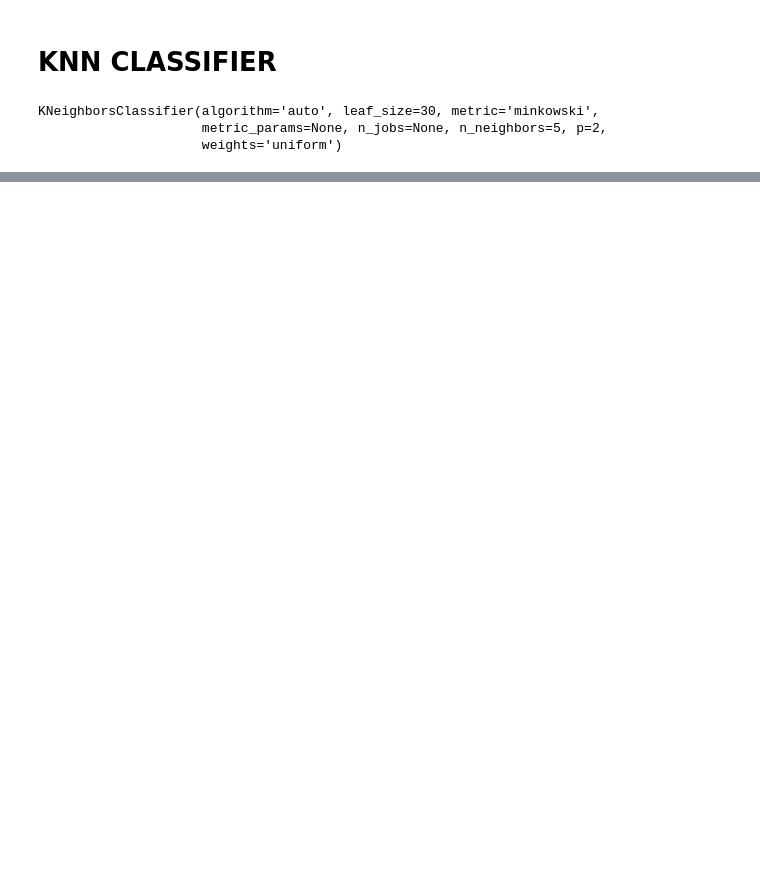
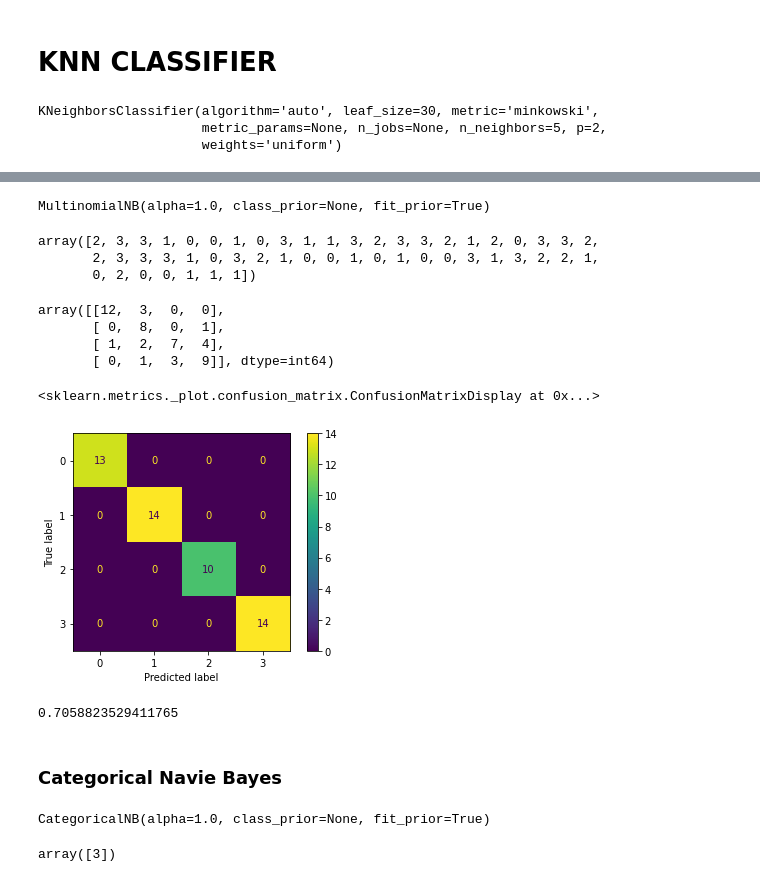
Before and after one commit to mujahid2580/Machine-Learning, a Jupyter notebook: Machine learning/lemon and guava dataset.ipynb, the cells around one changed output, grey strips where cells are left out. Cells and saved outputs as stored; diff of their text form; code cells hidden in the pictures; blank space fills up the shorter version.

```diff
--- a/Machine learning/lemon and guava dataset.ipynb
+++ b/Machine learning/lemon and guava dataset.ipynb
@@ -286,0 +304,33 @@ weighted avg       0.76      0.69      0.70        51
+# %%
+mnb = MultinomialNB()
+# %%
+mnb.fit(x_train,y_train)
+# %% [output]
+MultinomialNB(alpha=1.0, class_prior=None, fit_prior=True)
+# %%
+mnb_yhat = mnb.predict(x_test)
+# %%
+mnb_yhat
+# %% [output]
+array([2, 3, 3, 1, 0, 0, 1, 0, 3, 1, 1, 3, 2, 3, 3, 2, 1, 2, 0, 3, 3, 2,
+       2, 3, 3, 3, 1, 0, 3, 2, 1, 0, 0, 1, 0, 1, 0, 0, 3, 1, 3, 2, 2, 1,
+       0, 2, 0, 0, 1, 1, 1])
+# %%
+cm = confusion_matrix(y_test,mnb_yhat)
+cm
+# %% [output]
+array([[12,  3,  0,  0],
+       [ 0,  8,  0,  1],
+       [ 1,  2,  7,  4],
+       [ 0,  1,  3,  9]], dtype=int64)
+# %%
+plot_confusion_matrix(mnb,x_test,mnb_yhat)
+# %% [output]
+<sklearn.metrics._plot.confusion_matrix.ConfusionMatrixDisplay at 0x...>
+[figure, added]
+# %%
+accuracy_score(y_test,mnb_yhat)
+# %% [output]
+0.7058823529411765
+# %% [markdown]
+### **Categorical Navie Bayes**
@@ -286,0 +339,9 @@ weighted avg       0.76      0.69      0.70        51
+# %%
+cnb.fit(x_train,y_train)
+# %% [output]
+CategoricalNB(alpha=1.0, class_prior=None, fit_prior=True)
+# %%
+cnb_yhat = cnb.predict(x_test[[0]])
+cnb_yhat
+# %% [output]
+array([3])
```
Also changed, not shown: parts of 48 cells of this notebook, 1 other file.
